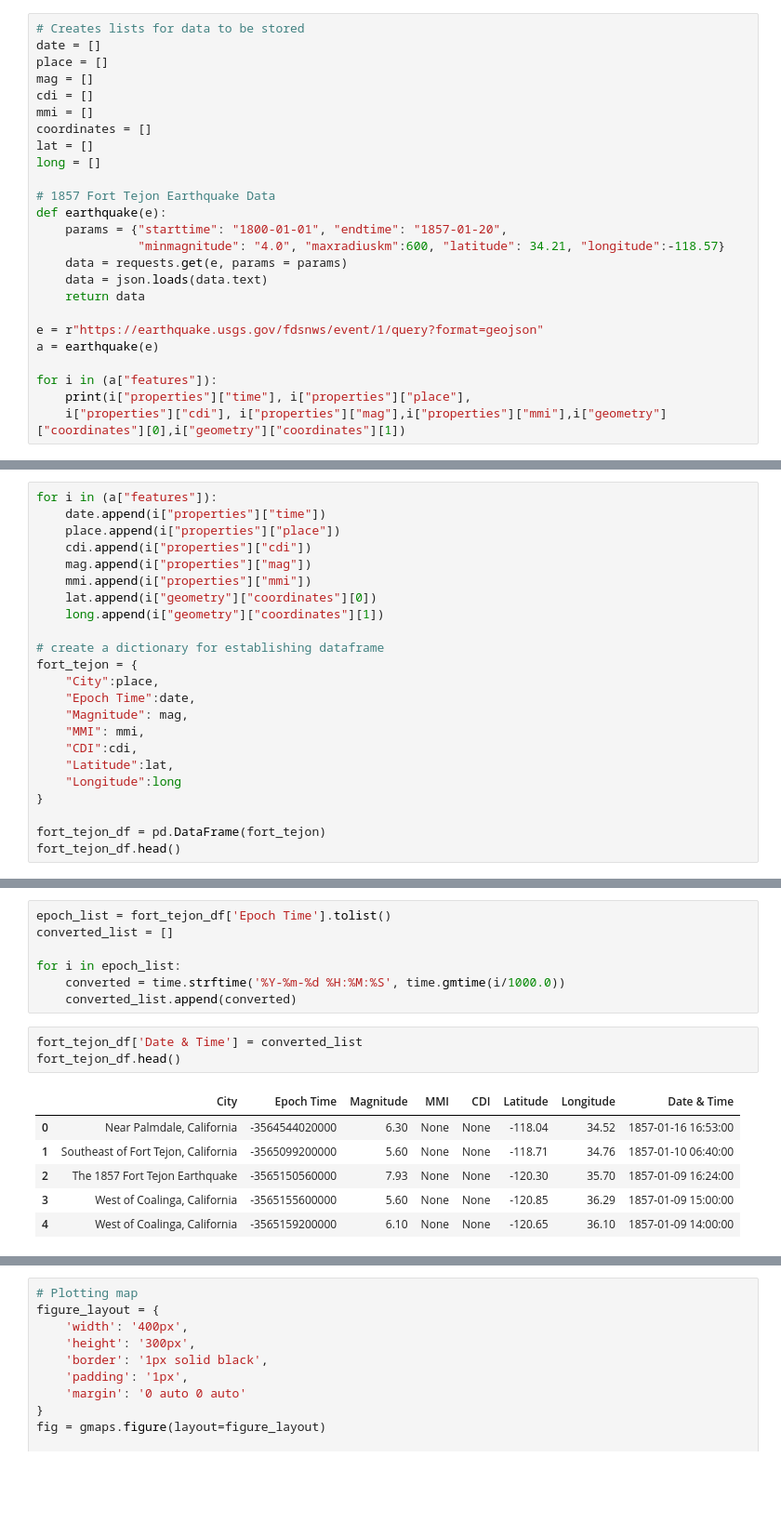
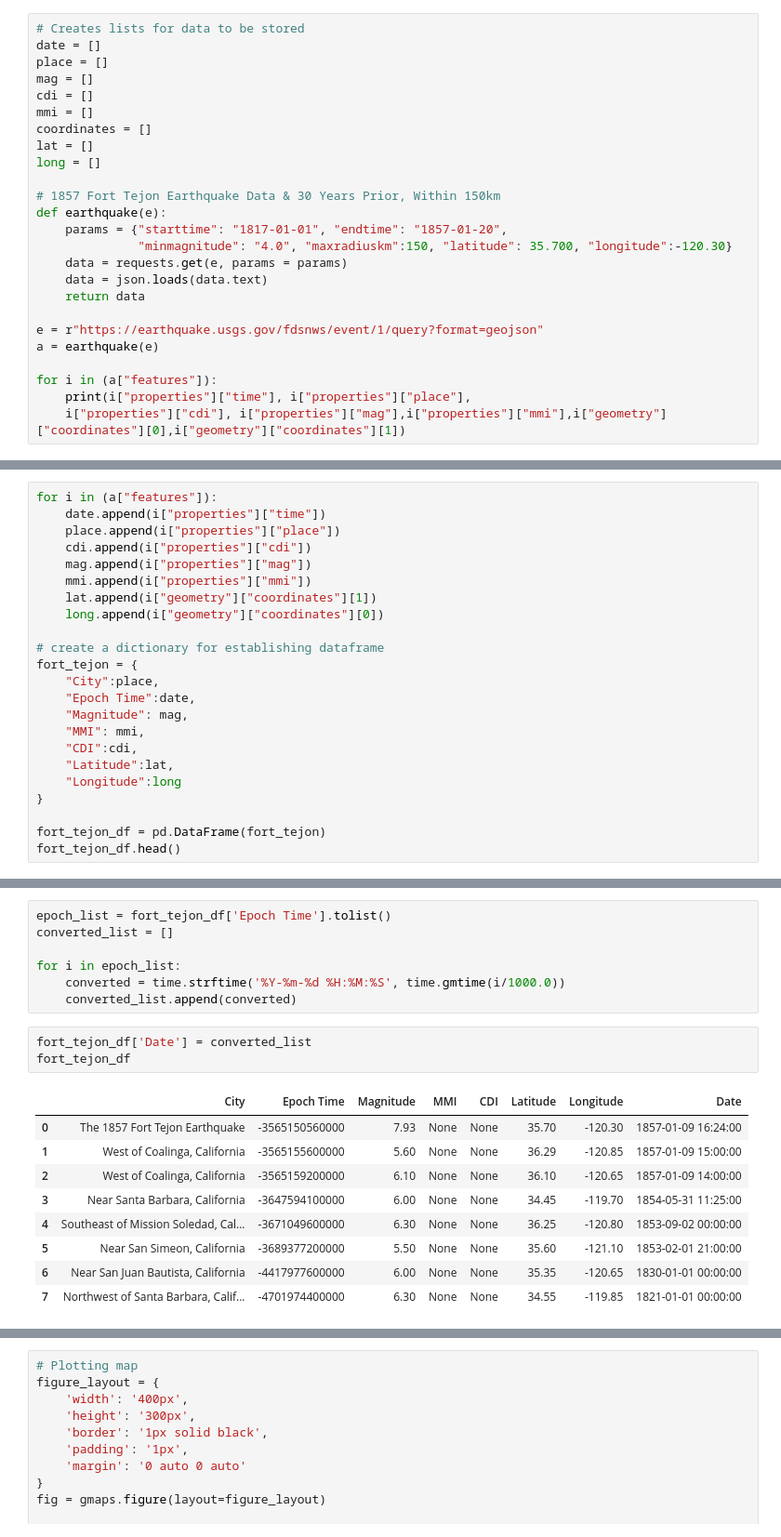
Before and after one commit to chronicJatt/Project-1, a Jupyter notebook: 1857 Fort Tejon Earthquake.ipynb, the cells around one changed output, grey strips where cells are left out. Shown at 93% size. Saved outputs shown, nothing was run; the diff lists cells and outputs as text; blank space fills up the shorter version.

```diff
--- a/1857 Fort Tejon Earthquake.ipynb
+++ b/1857 Fort Tejon Earthquake.ipynb
@@ -26,10 +26,10 @@ coordinates = []
 lat = []
 long = []
 
-# 1857 Fort Tejon Earthquake Data
+# 1857 Fort Tejon Earthquake Data & 30 Years Prior, Within 150km
 def earthquake(e):
-    params = {"starttime": "1800-01-01", "endtime": "1857-01-20",
-              "minmagnitude": "4.0", "maxradiuskm":600, "latitude": 34.21, "longitude":-118.57}
+    params = {"starttime": "1817-01-01", "endtime": "1857-01-20",
+              "minmagnitude": "4.0", "maxradiuskm":150, "latitude": 35.700, "longitude":-120.30}
     data = requests.get(e, params = params)
     data = json.loads(data.text)
     return data
@@ -65,8 +56,8 @@ for i in (a["features"]):
     cdi.append(i["properties"]["cdi"])
     mag.append(i["properties"]["mag"])
     mmi.append(i["properties"]["mmi"])
-    lat.append(i["geometry"]["coordinates"][0])
-    long.append(i["geometry"]["coordinates"][1])
+    lat.append(i["geometry"]["coordinates"][1])
+    long.append(i["geometry"]["coordinates"][0])
 
 # create a dictionary for establishing dataframe
 fort_tejon = {
@@ -96,13 +87,16 @@ for i in epoch_list:
     converted = time.strftime('%Y-%m-%d %H:%M:%S', time.gmtime(i/1000.0))
     converted_list.append(converted)
 # %%
-fort_tejon_df['Date & Time'] = converted_list
-fort_tejon_df.head()
+fort_tejon_df['Date'] = converted_list
+fort_tejon_df
 # %% [output]
-|  | City | Epoch Time | Magnitude | MMI | CDI | Latitude | Longitude | Date & Time |
-| 0 | Near Palmdale, California | -3564544020000 | 6.30 | None | None | -118.04 | 34.52 | 1857-01-16 16:53:00 |
-| 1 | Southeast of Fort Tejon, California | -3565099200000 | 5.60 | None | None | -118.71 | 34.76 | 1857-01-10 06:40:00 |
-| 2 | The 1857 Fort Tejon Earthquake | -3565150560000 | 7.93 | None | None | -120.30 | 35.70 | 1857-01-09 16:24:00 |
-| 3 | West of Coalinga, California | -3565155600000 | 5.60 | None | None | -120.85 | 36.29 | 1857-01-09 15:00:00 |
-| 4 | West of Coalinga, California | -3565159200000 | 6.10 | None | None | -120.65 | 36.10 | 1857-01-09 14:00:00 |
+|  | City | Epoch Time | Magnitude | MMI | CDI | Latitude | Longitude | Date |
+| 0 | The 1857 Fort Tejon Earthquake | -3565150560000 | 7.93 | None | None | 35.70 | -120.30 | 1857-01-09 16:24:00 |
+| 1 | West of Coalinga, California | -3565155600000 | 5.60 | None | None | 36.29 | -120.85 | 1857-01-09 15:00:00 |
+| 2 | West of Coalinga, California | -3565159200000 | 6.10 | None | None | 36.10 | -120.65 | 1857-01-09 14:00:00 |
+| 3 | Near Santa Barbara, California | -3647594100000 | 6.00 | None | None | 34.45 | -119.70 | 1854-05-31 11:25:00 |
+| 4 | Southeast of Mission Soledad, Cal... | -3671049600000 | 6.30 | None | None | 36.25 | -120.80 | 1853-09-02 00:00:00 |
+| 5 | Near San Simeon, California | -3689377200000 | 5.50 | None | None | 35.60 | -121.10 | 1853-02-01 21:00:00 |
+| 6 | Near San Juan Bautista, California | -4417977600000 | 6.00 | None | None | 35.35 | -120.65 | 1830-01-01 00:00:00 |
+| 7 | Northwest of Santa Barbara, Calif... | -4701974400000 | 6.30 | None | None | 34.55 | -119.85 | 1821-01-01 00:00:00 |
 # %%
```
Also changed, not shown: parts of 6 cells of this notebook, 1 other file.
